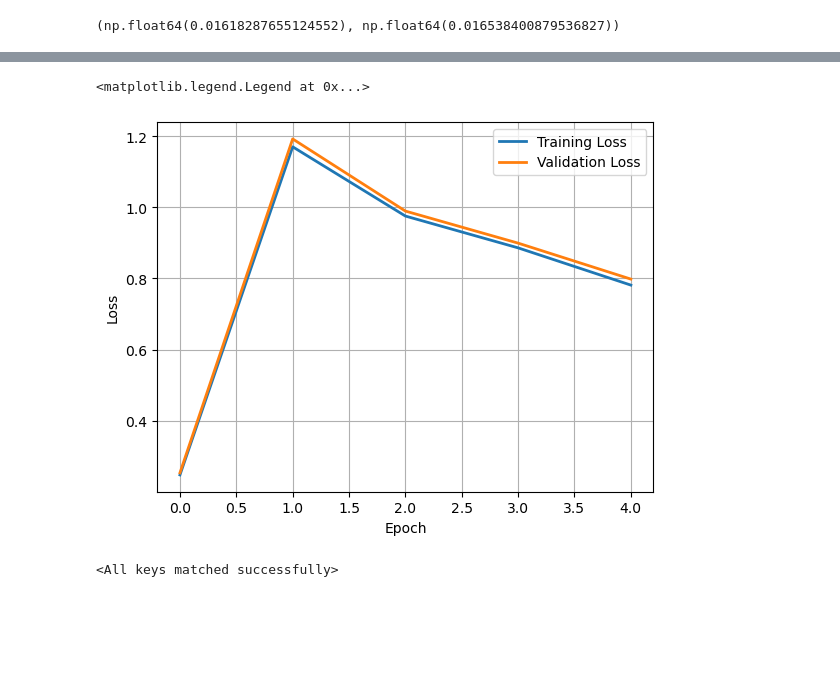
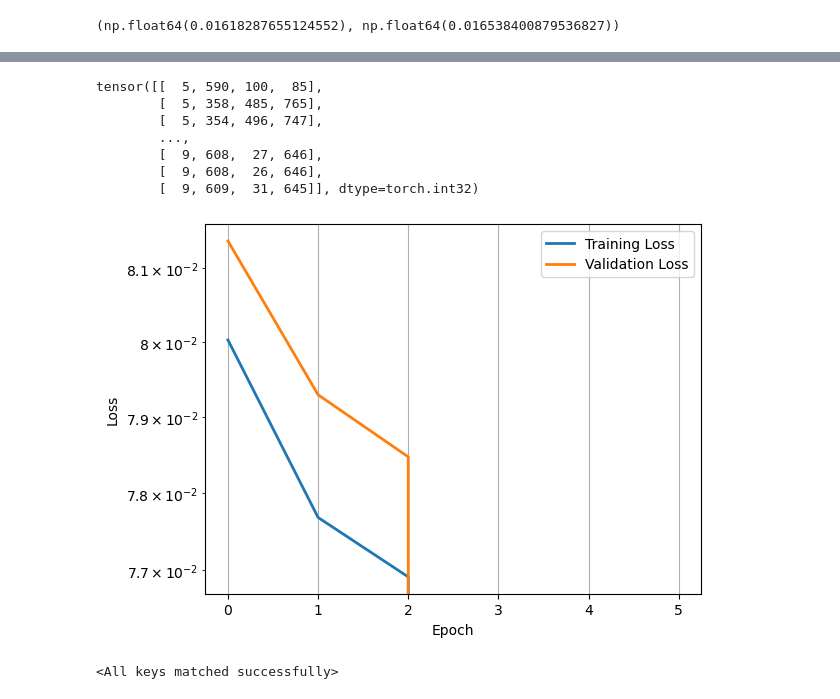
Before and after one commit to simonthor/inss-ml, a Jupyter notebook: explore.ipynb, the cells around one changed output, grey strips where cells are left out. Drawn from its saved outputs; the diff is of its cells as text; code cells hidden in the pictures; blank space fills up the shorter version.

```diff
--- a/explore.ipynb
+++ b/explore.ipynb
@@ -140,6 +162,6 @@ np.mean(np.concatenate(truth)), np.mean(np.concatenate(val_truth))
 # %%
 class AutoEncoder(nn.Module):
-    def __init__(self, shape, kernel_size=5, stride=1):
+    def __init__(self, shape, kernel_size, stride):
         super().__init__()
         self.encoder = spconv.SparseSequential(
             spconv.SparseConv3d(1, 1, kernel_size=kernel_size, stride=stride, algo=spconv.ConvAlgo.Native, indice_key="cp0"),
@@ -191,6 +213,8 @@ def compute_validation_output(model, val_truth, val_input_feats, val_input_coord
         batch_input_feats = val_input_feats[voxel_i_lower:voxel_i_upper]
         batch_input_coords = val_input_coords[voxel_i_lower:voxel_i_upper].detach().clone()
 
+        # print(batch_input_coords[:, 0].min().item(), batch_input_coords[:, 0].max().item())
+
         # From batch_input_coords, subtract the batch number to make indices start from 0
         batch_input_coords[:, 0] = batch_input_coords[:, 0] - batch
         # Defensive: skip if batch_input_coords is empty
@@ -205,7 +229,7 @@ def compute_validation_output(model, val_truth, val_input_feats, val_input_coord
 
         model.eval()
         with torch.no_grad():
-            output_sparse = model(batch_input_feats, batch_input_coords, batch_size=val_batch_size if batch + val_batch_size < len(data) else len(data) - batch)
+            output_sparse = model(batch_input_feats, batch_input_coords, batch_size=val_batch_size if batch + val_batch_size < len(val_truth) else len(val_truth) - batch)
 
             preds.append(output_sparse.features)
 
@@ -213,7 +237,7 @@ def compute_validation_output(model, val_truth, val_input_feats, val_input_coord
 
     return preds
 # %%
-model = AutoEncoder([767, 767, 767], kernel_size=3, stride=2).to(device)
+model = AutoEncoder([768, 768, 768], kernel_size=3, stride=2).to(device)
 
 # train model using the truth labels
 n_voxels = [len(t) for t in truth]
@@ -221,7 +245,7 @@ n_voxels_cumsum = np.cumsum(n_voxels)
 val_truth_flat = np.concatenate(val_truth)
 truth_flat = np.concatenate(truth)
 
-n_epochs = 10
+n_epochs = 6
 loss_per_epoch = np.zeros(n_epochs)
 val_loss_per_epoch = np.zeros(n_epochs)
 
@@ -231,7 +255,7 @@ batch_size = 10  # Define batch size
 batch_indices = range(0, len(data), batch_size)
 
 for epoch in range(n_epochs):  # Example training loop
-    loss_per_batch = [None] * len(batch_indices)
+    # loss_per_batch = [None] * len(batch_indices)
 
     optimizer = torch.optim.Adam(model.parameters(), lr=0.001)
     for i, batch in enumerate(tqdm(batch_indices)):  # Batch size of 5
@@ -253,11 +277,12 @@ for epoch in range(n_epochs):  # Example training loop
         model.train()
         optimizer.zero_grad()
         output_sparse = model(batch_input_feats.to(device), batch_input_coords.to(device), batch_size=batch_size if batch + batch_size < len(data) else len(data) - batch)
+        output_sparse.features[torch.isnan(output_sparse.features)] = 0  # Replace nan values with 0
         loss = loss_fn(output_sparse.features, batch_truth.to(device))
 
         loss.backward()
         optimizer.step()
-        loss_per_batch[i] = loss.detach().clone()
+        # loss_per_batch[i] = loss.detach().clone()
 
     # Free up the cache
     torch.cuda.empty_cache()
@@ -266,14 +291,16 @@ for epoch in range(n_epochs):  # Example training loop
     # loss_per_epoch[epoch] = torch.nanmean(torch.cat(loss_per_batch)).detach().item()
 
     val_model_output = compute_validation_output(model, val_truth, val_input_feats.to(device), val_input_coords.to(device), val_batch_size=batch_size)
-    # Replace nan values with 0
-    # val_model_output[torch.isnan(val_model_output)] = 0
-
-    # val_loss_per_epoch[epoch] = torch.nanmean(loss_fn(val_model_output, torch.tensor(val_truth_flat, dtype=torch.float).unsqueeze(1).to(device))).detach().item()
-    val_loss_per_epoch[epoch] = loss_fn(val_model_output, torch.tensor(val_truth_flat, dtype=torch.float).unsqueeze(1).to(device)).detach().item()
 
     train_model_output = compute_validation_output(model, truth, input_feats.to(device), input_coords.to(device), val_batch_size=batch_size)
-    loss_per_epoch[epoch] = loss_fn(train_model_output, torch.tensor(truth_flat, dtype=torch.float).unsqueeze(1).to(device)).detach().item()
+
+    with torch.no_grad():
+        # Replace nan values with 0
+        val_model_output[torch.isnan(val_model_output)] = 0
+        train_model_output[torch.isnan(train_model_output)] = 0
+        # Compute the loss
+        val_loss_per_epoch[epoch] = loss_fn(val_model_output, torch.tensor(val_truth_flat, dtype=torch.float).unsqueeze(1).to(device)).detach().item()
+        loss_per_epoch[epoch] = loss_fn(train_model_output, torch.tensor(truth_flat, dtype=torch.float).unsqueeze(1).to(device)).detach().item()
 
     # Save a copy of the model every epoch
     torch.save(model.state_dict(), f"model_epoch_{epoch}.pth")
@@ -280,12 +461,21 @@ for epoch in range(n_epochs):  # Example training loop
+# %%
+batch_input_coords
+# %% [output]
+tensor([[  5, 590, 100,  85],
+        [  5, 358, 485, 765],
+        [  5, 354, 496, 747],
+        ...,
+        [  9, 608,  27, 646],
+        [  9, 608,  26, 646],
+        [  9, 609,  31, 645]], dtype=torch.int32)
 # %%
 plt.plot(range(n_epochs), loss_per_epoch, lw=2, label="Training Loss")
 plt.plot(range(n_epochs), val_loss_per_epoch, lw=2, label="Validation Loss")
 # plt.xlim(0, 10)
 plt.xlabel("Epoch")
 plt.ylabel("Loss")
 plt.grid()
 plt.legend()
-# plt.yscale("log")
+plt.yscale("log")
 # %% [output]
-<matplotlib.legend.Legend at 0x...>
-[figure, old version]
+[figure, new version]
```
Also changed, not shown: parts of 42 cells of this notebook.
